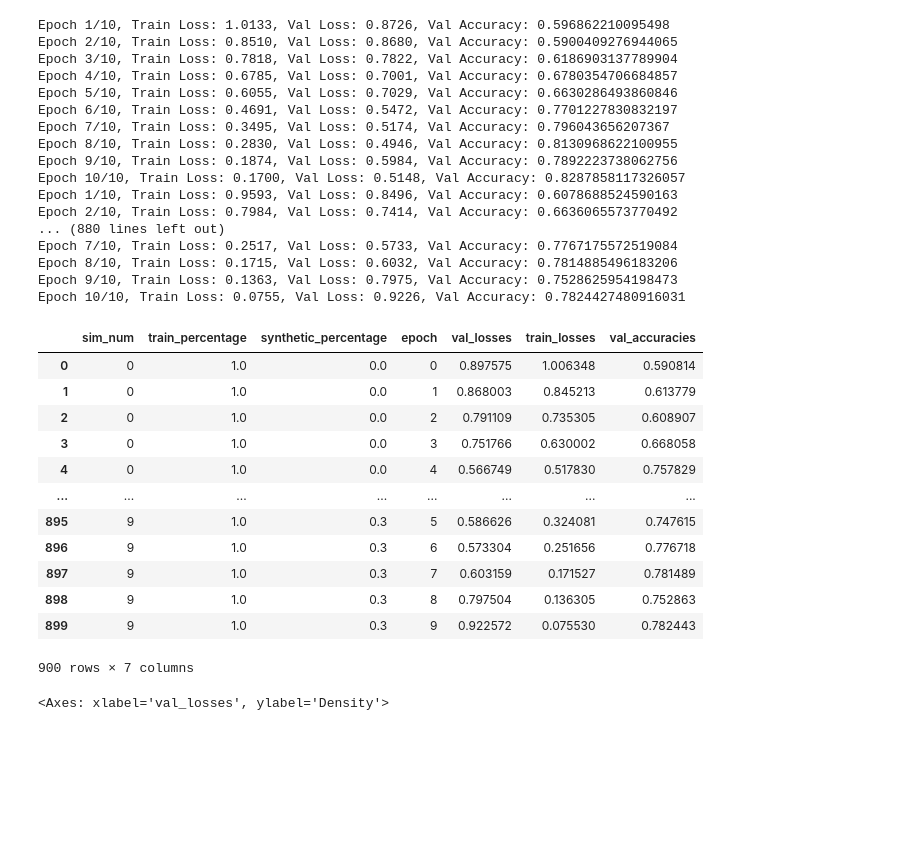
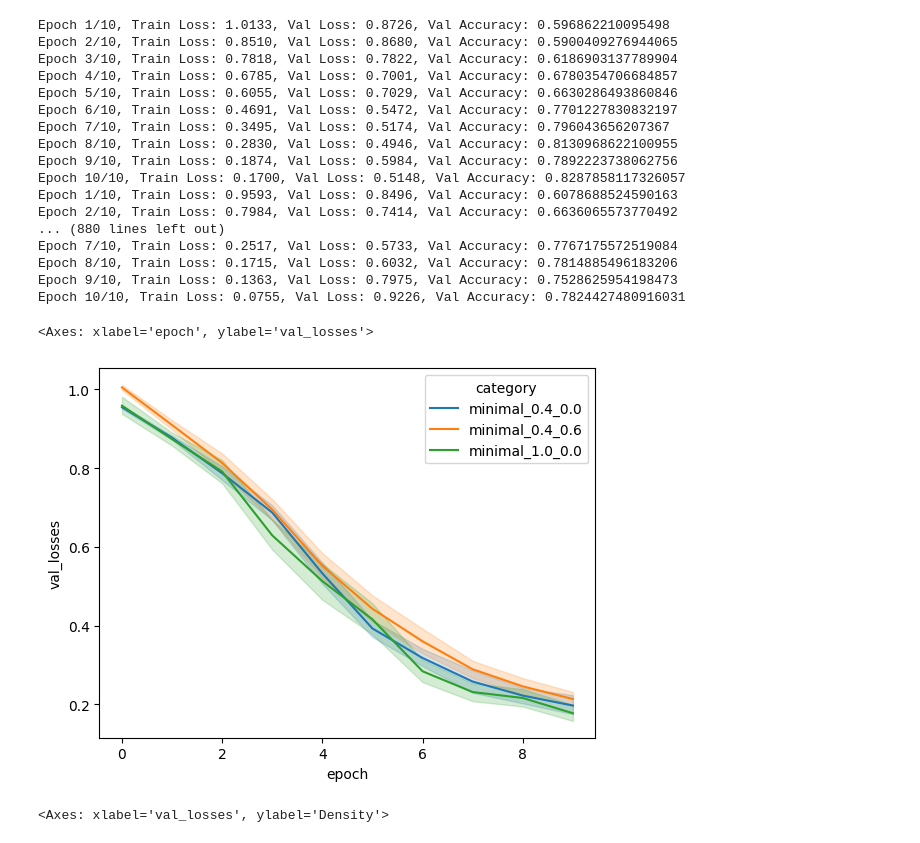
Before and after one commit to dan-kwon/MAS-thesis, a Jupyter notebook: cnn.ipynb, the cells around one changed output. Saved outputs shown, nothing was run; the diff lists cells and outputs as text; code cells hidden in the pictures; blank space fills up the shorter version.

Commit message:
add sim results

```diff
--- a/cnn.ipynb
+++ b/cnn.ipynb
@@ -267,22 +267,33 @@ Epoch 7/10, Train Loss: 0.2517, Val Loss: 0.5733, Val Accuracy: 0.77671755725190
 Epoch 8/10, Train Loss: 0.1715, Val Loss: 0.6032, Val Accuracy: 0.7814885496183206
 Epoch 9/10, Train Loss: 0.1363, Val Loss: 0.7975, Val Accuracy: 0.7528625954198473
 Epoch 10/10, Train Loss: 0.0755, Val Loss: 0.9226, Val Accuracy: 0.7824427480916031
-# %%
-df_all_results
-# %% [output]
-|  | sim_num | train_percentage | synthetic_percentage | epoch | val_losses | train_losses | val_accuracies |
-| 0 | 0 | 1.0 | 0.0 | 0 | 0.897575 | 1.006348 | 0.590814 |
-| 1 | 0 | 1.0 | 0.0 | 1 | 0.868003 | 0.845213 | 0.613779 |
-| 2 | 0 | 1.0 | 0.0 | 2 | 0.791109 | 0.735305 | 0.608907 |
-| 3 | 0 | 1.0 | 0.0 | 3 | 0.751766 | 0.630002 | 0.668058 |
-| 4 | 0 | 1.0 | 0.0 | 4 | 0.566749 | 0.517830 | 0.757829 |
-| ... | ... | ... | ... | ... | ... | ... | ... |
-| 895 | 9 | 1.0 | 0.3 | 5 | 0.586626 | 0.324081 | 0.747615 |
-| 896 | 9 | 1.0 | 0.3 | 6 | 0.573304 | 0.251656 | 0.776718 |
-| 897 | 9 | 1.0 | 0.3 | 7 | 0.603159 | 0.171527 | 0.781489 |
-| 898 | 9 | 1.0 | 0.3 | 8 | 0.797504 | 0.136305 | 0.752863 |
-| 899 | 9 | 1.0 | 0.3 | 9 | 0.922572 | 0.075530 | 0.782443 |
-900 rows × 7 columns
+# %%
+for path in os.listdir('results'):
+    df_all_results = pd.concat([df_all_results, pd.read_csv(f'results/{path}', index_col=False)])
+
+df_all_results['category'] = df_all_results.apply(
+    lambda row: row['transform'] + '_' + str(row['train_percentage']) + '_' + str(row['synthetic_percentage']), axis=1
+)
+# %%
+import seaborn as sns
+
+sns.lineplot(
+    data=df_all_results.loc[
+        df_all_results['category'].str.contains('minimal') &
+        (
+            df_all_results['category'].str.contains('1.0_0.0') |
+            df_all_results['category'].str.contains('0.4_0.0') |
+            df_all_results['category'].str.contains('0.4_0.6')
+        )
+    ],
+    x='epoch',
+    y='val_losses',
+    hue='category',
+    palette=sns.color_palette("tab10")
+)
+# %% [output]
+<Axes: xlabel='epoch', ylabel='val_losses'>
+[figure, added]
 # %%
 import seaborn as sns
 
```
Also changed, not shown: parts of 2 cells of this notebook, 6 other files.
